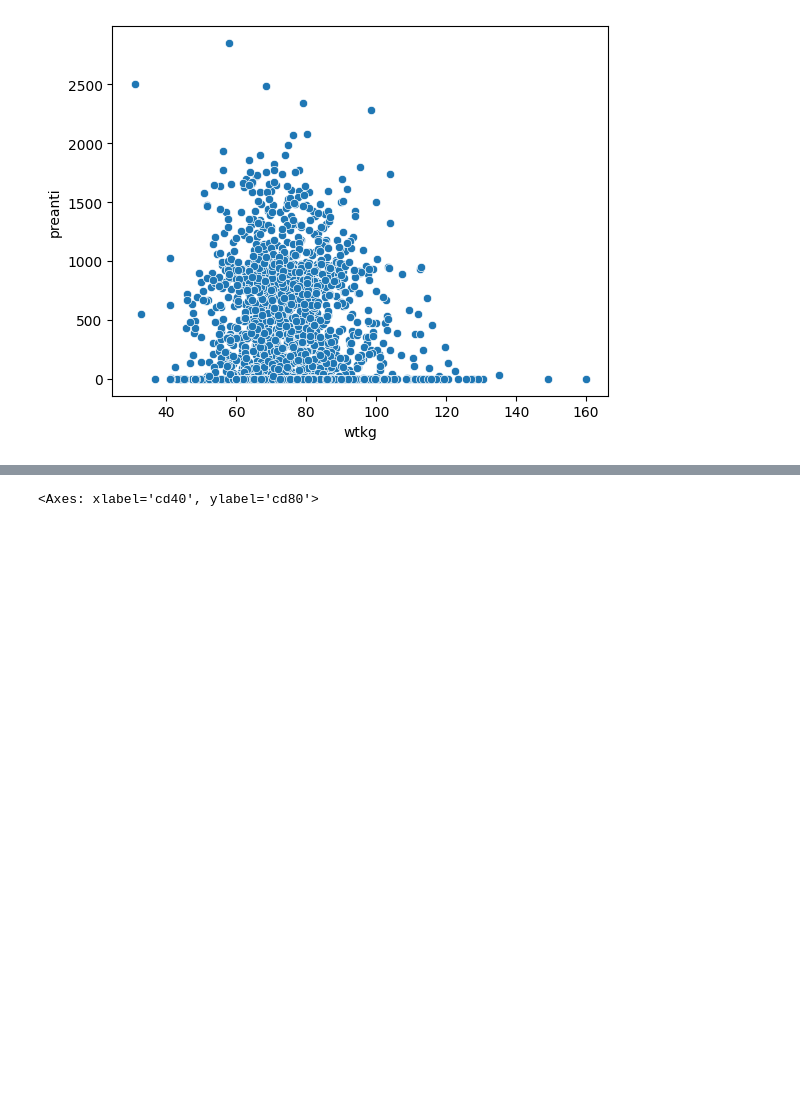
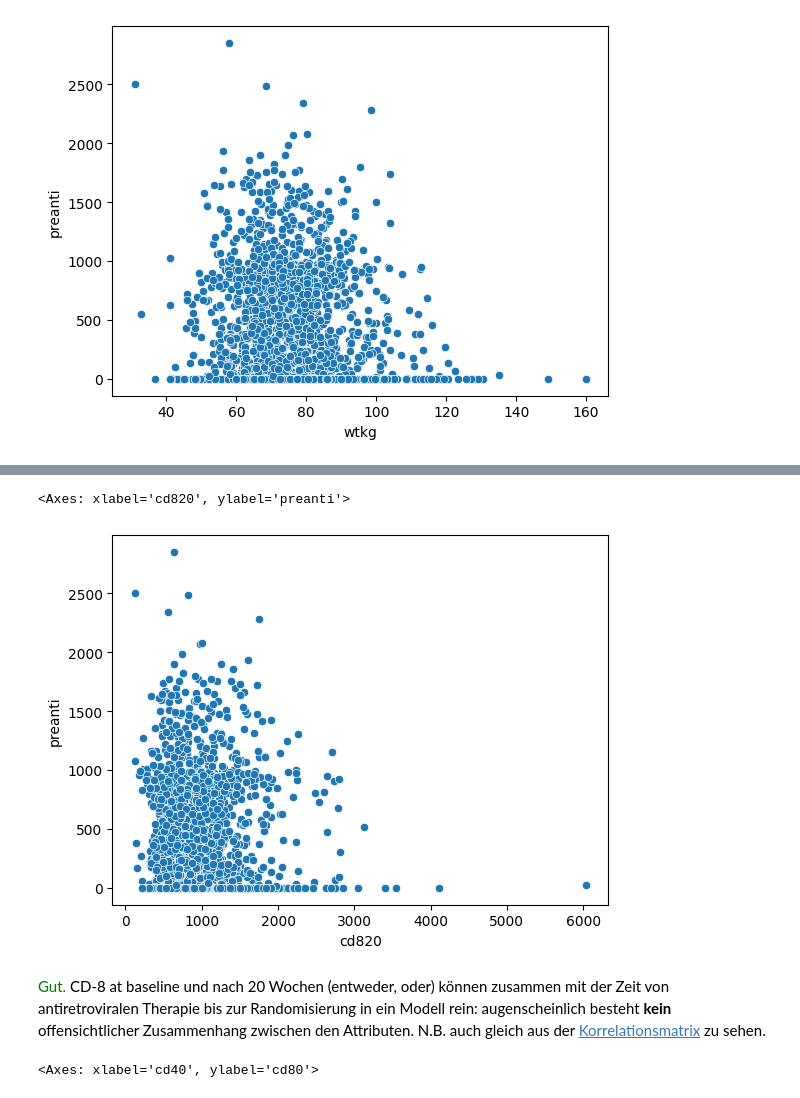
Before and after one commit to bogatyr-e/ml-prediction-aids, a Jupyter notebook: src/preprocessing.ipynb, the cells around one changed output, grey strips where cells are left out. Drawn from its saved outputs; the diff is of its cells as text; code cells hidden in the pictures; blank space fills up the shorter version.

```diff
--- a/src/preprocessing.ipynb
+++ b/src/preprocessing.ipynb
@@ -387,3 +393,11 @@ sns.scatterplot(aidsnum, x='wtkg', y='preanti')
+# %%
+# scatter-plot für CD820 und nach 20 Wochen und Zeit der vorigen Antiretroviralen Behandlung
+sns.scatterplot(aidsnum, x='cd820', y='preanti')
+# %% [output]
+<Axes: xlabel='cd820', ylabel='preanti'>
+[figure, added]
+# %% [markdown]
+ <span style=color:green> Gut. </span> CD-8 at baseline und nach 20 Wochen (entweder, oder) können zusammen mit der Zeit von antiretroviralen Therapie bis zur Randomisierung in ein Modell rein: augenscheinlich besteht **kein** offensichtlicher Zusammenhang zwischen den Attributen. N.B. auch gleich aus der [Korrelationsmatrix](https://vscode.dev/github/bogatyr-e/ml-prediction-aids/blob/preprocessing/src/preprocessing.ipynb#C36) zu sehen.
 # %%
 #cd80, cd80 scatter-plot der CD-Proteine at baseline
 sns.scatterplot(aidsnum, x='cd40', y='cd80')
```
Also changed, not shown: parts of 21 cells of this notebook, 4 other files.
